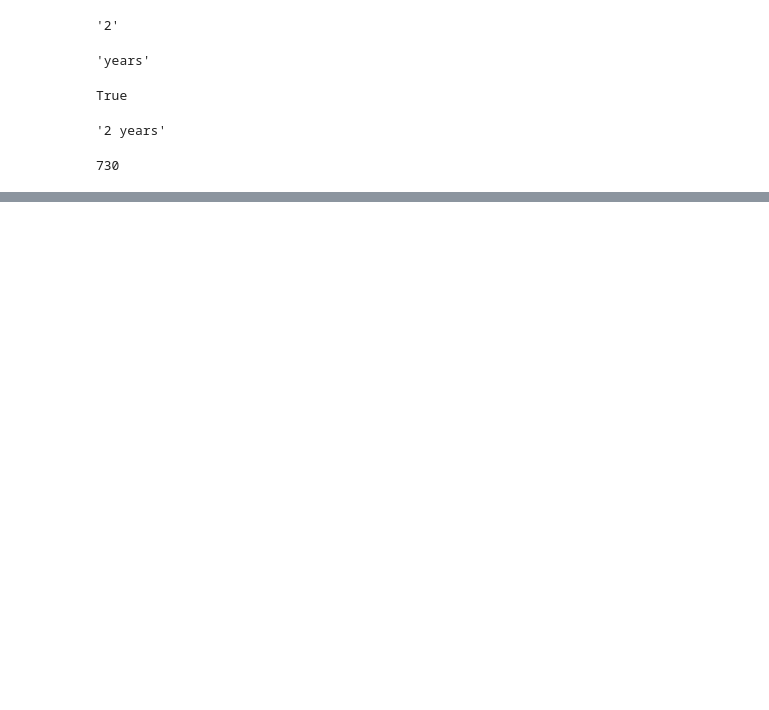
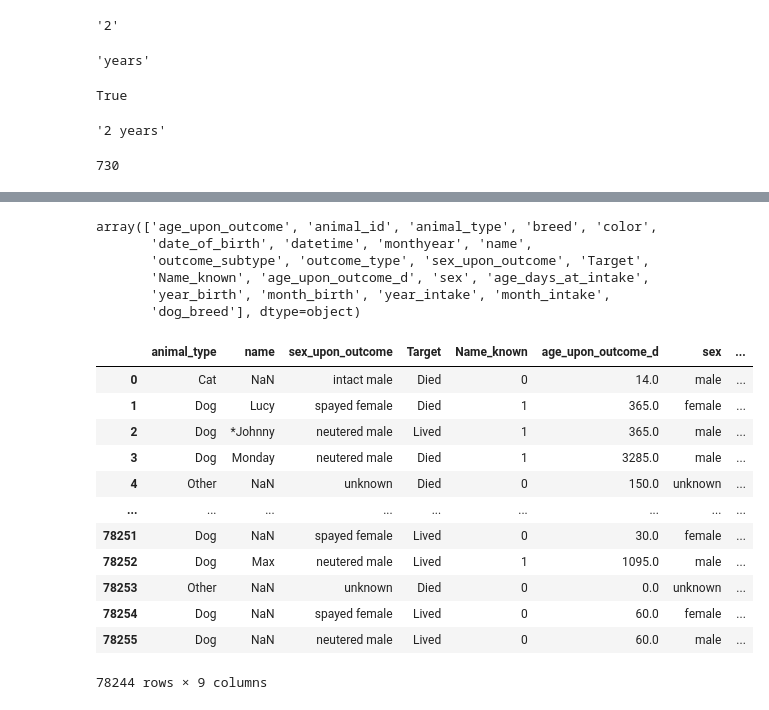
Before and after one commit to urenajose/DS-Unit-2-Applied-Modeling, a Jupyter notebook: DS_Unit_231_ACC_Shelter_Dataset.ipynb, the cells around one changed output, grey strips where cells are left out. Drawn from its saved outputs; the diff is of its cells as text; code cells hidden in the pictures; blank space fills up the shorter version.

```diff
--- a/DS_Unit_231_ACC_Shelter_Dataset.ipynb
+++ b/DS_Unit_231_ACC_Shelter_Dataset.ipynb
@@ -327,0 +433,3 @@ Name: date_of_birth, Length: 78256, dtype: datetime64[ns]
+# %%
+my_cat = df_shelter.animal_type == 'Cat'
+my_cat
@@ -327,0 +453,4 @@ Name: date_of_birth, Length: 78256, dtype: datetime64[ns]
+# %%
+df_shelter.loc[dog_breed, 'selected_breed'] = "Rare Dog Mix"
+# %%
+df_shelter.loc[my_cat, 'selected_breed'] = 'Cat'
@@ -327,0 +507,27 @@ Name: date_of_birth, Length: 78256, dtype: datetime64[ns]
+# %%
+df_shelter.columns.values
+# %% [output]
+array(['age_upon_outcome', 'animal_id', 'animal_type', 'breed', 'color',
+       'date_of_birth', 'datetime', 'monthyear', 'name',
+       'outcome_subtype', 'outcome_type', 'sex_upon_outcome', 'Target',
+       'Name_known', 'age_upon_outcome_d', 'sex', 'age_days_at_intake',
+       'year_birth', 'month_birth', 'year_intake', 'month_intake',
+       'dog_breed'], dtype=object)
+# %%
+df = df_shelter.drop(['outcome_subtype','outcome_type','age_upon_outcome', 'animal_id', 'breed', 'color','date_of_birth', 'datetime', 'monthyear','year_intake','month_intake','month_birth','year_birth'],axis=1).copy()
+# %%
+df
+# %% [output]
+|  | animal_type | name | sex_upon_outcome | Target | Name_known | age_upon_outcome_d | sex | ... |
+| 0 | Cat | NaN | intact male | Died | 0 | 14.0 | male | ... |
+| 1 | Dog | Lucy | spayed female | Died | 1 | 365.0 | female | ... |
+| 2 | Dog | *Johnny | neutered male | Lived | 1 | 365.0 | male | ... |
+| 3 | Dog | Monday | neutered male | Died | 1 | 3285.0 | male | ... |
+| 4 | Other | NaN | unknown | Died | 0 | 150.0 | unknown | ... |
+| ... | ... | ... | ... | ... | ... | ... | ... | ... |
+| 78251 | Dog | NaN | spayed female | Lived | 0 | 30.0 | female | ... |
+| 78252 | Dog | Max | neutered male | Lived | 1 | 1095.0 | male | ... |
+| 78253 | Other | NaN | unknown | Died | 0 | 0.0 | unknown | ... |
+| 78254 | Dog | NaN | spayed female | Lived | 0 | 60.0 | female | ... |
+| 78255 | Dog | NaN | neutered male | Lived | 0 | 60.0 | male | ... |
+78244 rows × 9 columns
```
Also changed, not shown: parts of 88 cells of this notebook.
